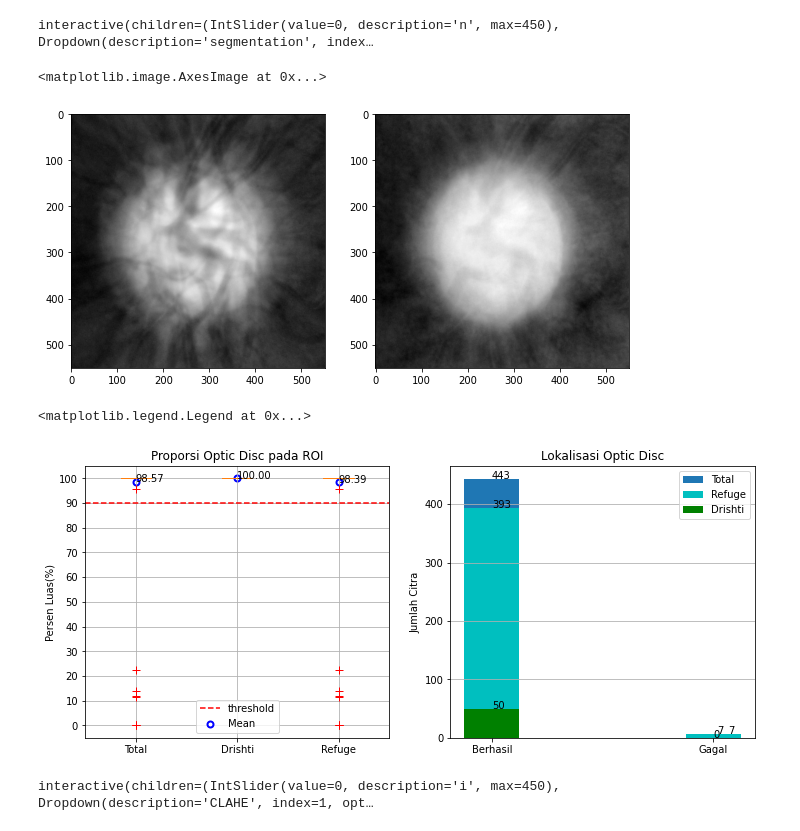
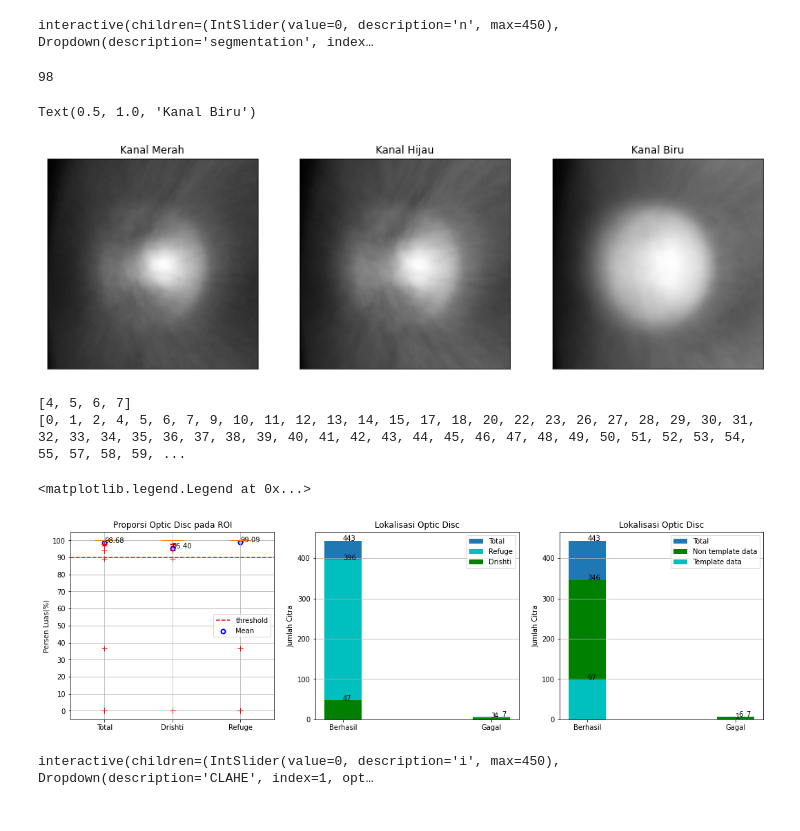
Before and after one commit to anasnafis77/Glaucoma-Detection-UNet, a Jupyter notebook: Kode/Deteksi Glaukoma.ipynb, the cells around one changed output. Cells and saved outputs as stored; diff of their text form; code cells hidden in the pictures.

Commit message:
Membetulkan lokalisasi OD

```diff
--- a/Kode/Deteksi Glaukoma.ipynb
+++ b/Kode/Deteksi Glaukoma.ipynb
@@ -736,21 +738,22 @@ def build_histogram_template():
 #make image template
 import math
 def build_image_template(df, ix_train, num_sample=100, random_state=4,
-                         old_ver=False, save=False, tipe='int'):
+                         old_ver=False, save=False, tipe='int', index=True):
    if not old_ver:
       ix_dr_gl = np.array([idx for idx in ix_train if idx < 32])
       ix_dr_n = np.array([idx for idx in ix_train if idx >= 32 and idx < 50])
       ix_re_gl = np.array([idx for idx in ix_train if idx >= 50 and idx < 90])
       ix_re_n = np.array([idx for idx in ix_train if idx >= 90 and idx < 450])
+
       random.Random(random_state).shuffle(ix_dr_gl)
       random.Random(random_state).shuffle(ix_dr_n)
       random.Random(random_state).shuffle(ix_re_gl)
       random.Random(random_state).shuffle(ix_re_n)
       portion = num_sample/len(ix_train)
       ix_dr_gl = ix_dr_gl[:int(len(ix_dr_gl)*portion)]
-      ix_dr_n = ix_dr_gl[:int(len(ix_dr_gl)*portion)]
-      ix_re_gl = ix_re_gl[:int(len(ix_dr_gl)*portion)]
-      ix_re_n = ix_re_n[:int(len(ix_dr_gl)*portion)]
+      ix_dr_n = ix_dr_n[:int(len(ix_dr_n)*portion)]
+      ix_re_gl = ix_re_gl[:int(len(ix_re_gl)*portion)]
+      ix_re_n = ix_re_n[:int(len(ix_re_n)*portion)]
       idx = np.concatenate((ix_dr_gl, ix_dr_n, ix_re_gl, ix_re_n))
       random.Random(random_state).shuffle(idx)
 
@@ -818,8 +821,10 @@ def build_image_template(df, ix_train, num_sample=100, random_state=4,
       cv2.imwrite(filepath+'ROItemplateRed.png', template_image_R)
       cv2.imwrite(filepath+'ROItemplateGreen.png', template_image_G)
       cv2.imwrite(filepath+'ROItemplateBlue.png', template_image_B)
-
-   return template_image_R, template_image_G, template_image_B
+   if index:
+    return [template_image_R, template_image_G, template_image_B], idx
+   else:
+    return [template_image_R, template_image_G, template_image_B]
 # %%
 def index_shuffle(f, random_state=4):
   ix_dr_gl = np.array(list(range(0, 32)))
@@ -1602,14 +1612,20 @@ def testsegment(n=0, segmentation='semantic'):
 interactive(children=(IntSlider(value=0, description='n', max=450), Dropdown(description='segmentation', index…
 # %%
 ix_train, ix_test = index_shuffle(f=2, random_state=4)
-template_image = build_image_template(df, ix_train,random_state=4, num_sample=100,
+template_image, temp_idx = build_image_template(df, ix_train,random_state=4, num_sample=100,
                                       old_ver=False, save=True, tipe='int')
-fig, ax = plt.subplots(1, 2, figsize=(10, 5))
+fig, ax = plt.subplots(1, 3, figsize=(15, 5))
+plt.setp(ax, xticks=[], yticks=[])
 ax[0].imshow(template_image[0], cmap='gray')
+ax[0].set_title('Kanal Merah')
 ax[1].imshow(template_image[1], cmap='gray')
+ax[1].set_title('Kanal Hijau')
+ax[2].imshow(template_image[2], cmap='gray')
+ax[2].set_title('Kanal Biru')
 # %% [output]
-<matplotlib.image.AxesImage at 0x...>
+98
+Text(0.5, 1.0, 'Kanal Biru')
-[figure, old version]
+[figure, new version]
 # %%
 true_idx = []
 false_idx = []
@@ -1638,14 +1655,23 @@ for i in tqdm(range(len(df['path']))):
 
 true_idx = np.array(true_idx)
 false_idx = np.array(false_idx)
+# %%
+f = [1,2,3,4,5,6,7]
+g = [4,5,6,7]
+non_temp = [x for x in range(0, 450) if not x in temp_idx]
+print(list(set(f).intersection(g)))
+print(non_temp)
+# %% [output]
+[4, 5, 6, 7]
+[0, 1, 2, 4, 5, 6, 7, 9, 10, 11, 12, 13, 14, 15, 17, 18, 20, 22, 23, 26, 27, 28, 29, 30, 31, 32, 33, 34, 35, 36, 37, 38, 39, 40, 41, 42, 43, 44, 45, 46, 47, 48, 49, 50, 51, 52, 53, 54, 55, 57, 58, 59, ...
 # %%
-plt.figure(figsize=(12, 5))
+plt.figure(figsize=(18, 5))
 flierprops = dict(marker='+', markerfacecolor='g', markersize=8,
                   linestyle='none', markeredgecolor='r')
 data_percent = [percent_detection, percent_detection[:50],
                 percent_detection[50:]]
 
-plt.subplot(1,2,1), plt.boxplot(data_percent, flierprops=flierprops)
+plt.subplot(1,3,1), plt.boxplot(data_percent, flierprops=flierprops)
 plt.grid()
 plt.yticks(ticks=[0, 10, 20, 30, 40, 50, 60, 70, 80, 90, 100])
 plt.ylabel('Persen Luas(%)')
@@ -1665,7 +1691,7 @@ plt.legend()
 loc_total = (len(true_idx), len(false_idx))
 loc_dr = (len(true_idx[true_idx<50]), len(false_idx[false_idx<50]))
 loc_re = (len(true_idx[true_idx>=50]), len(false_idx[false_idx>=50]))
-plt.subplot(1,2,2),
+plt.subplot(1,3,2),
 plt.bar([1, 2], loc_total, width = 0.25, label='Total')
 plt.bar([1, 2], loc_re, width = 0.25, color='c', label='Refuge')
 plt.bar([1, 2], loc_dr, width = 0.25, color='g', label='Drishti')
@@ -1680,9 +1706,34 @@ plt.text(x=2+0.02, y=len(false_idx[false_idx>=50]), s='{}'.format(len(false_idx[
 plt.ylabel('Jumlah Citra')
 plt.title('Lokalisasi Optic Disc')
 plt.legend()
+
+plt.subplot(1,3,3),
+
+non_temp = [x for x in range(0, 450) if not x in temp_idx]
+true_temp = list(set(temp_idx).intersection(true_idx))
+false_temp = list(set(temp_idx).intersection(false_idx))
+true_non = list(set(non_temp).intersection(true_idx))
+false_non = list(set(non_temp).intersection(false_idx))
+
+loc_temp = (len(true_temp), len(false_temp))
+loc_non = (len(true_non), len(false_non))
+plt.bar([1, 2], loc_total, width = 0.25, label='Total')
+plt.bar([1, 2], loc_non, width = 0.25, color='g', label='Non template data')
+plt.bar([1, 2], loc_temp, width = 0.25, color='c', label='Template data')
+plt.xticks([1, 2], labels=['Berhasil', 'Gagal'])
+plt.grid(axis ='y')
+plt.text(x=1, y=loc_total[0], s='{}'.format(loc_total[0]), fontsize='medium' )
+plt.text(x=2+0.07, y=loc_total[1], s='{}'.format(loc_total[1]), fontsize='medium' )
+plt.text(x=1, y=loc_temp[0], s='{}'.format(loc_temp[0]), fontsize='medium' )
+plt.text(x=2, y=loc_temp[1], s='{}'.format(loc_temp[1]), fontsize='medium' )
+plt.text(x=1, y=loc_non[0], s='{}'.format(loc_non[0]), fontsize='medium' )
+plt.text(x=2+0.02, y=loc_non[1], s='{}'.format(loc_non[1]), fontsize='medium' )
+plt.ylabel('Jumlah Citra')
+plt.title('Lokalisasi Optic Disc')
+plt.legend()
 # %% [output]
 <matplotlib.legend.Legend at 0x...>
-[figure, old version]
+[figure, new version]
 # %%
 def extractchannel(img):
   r = img[:, :, 0]
```
Also changed, not shown: parts of 7 cells of this notebook.
